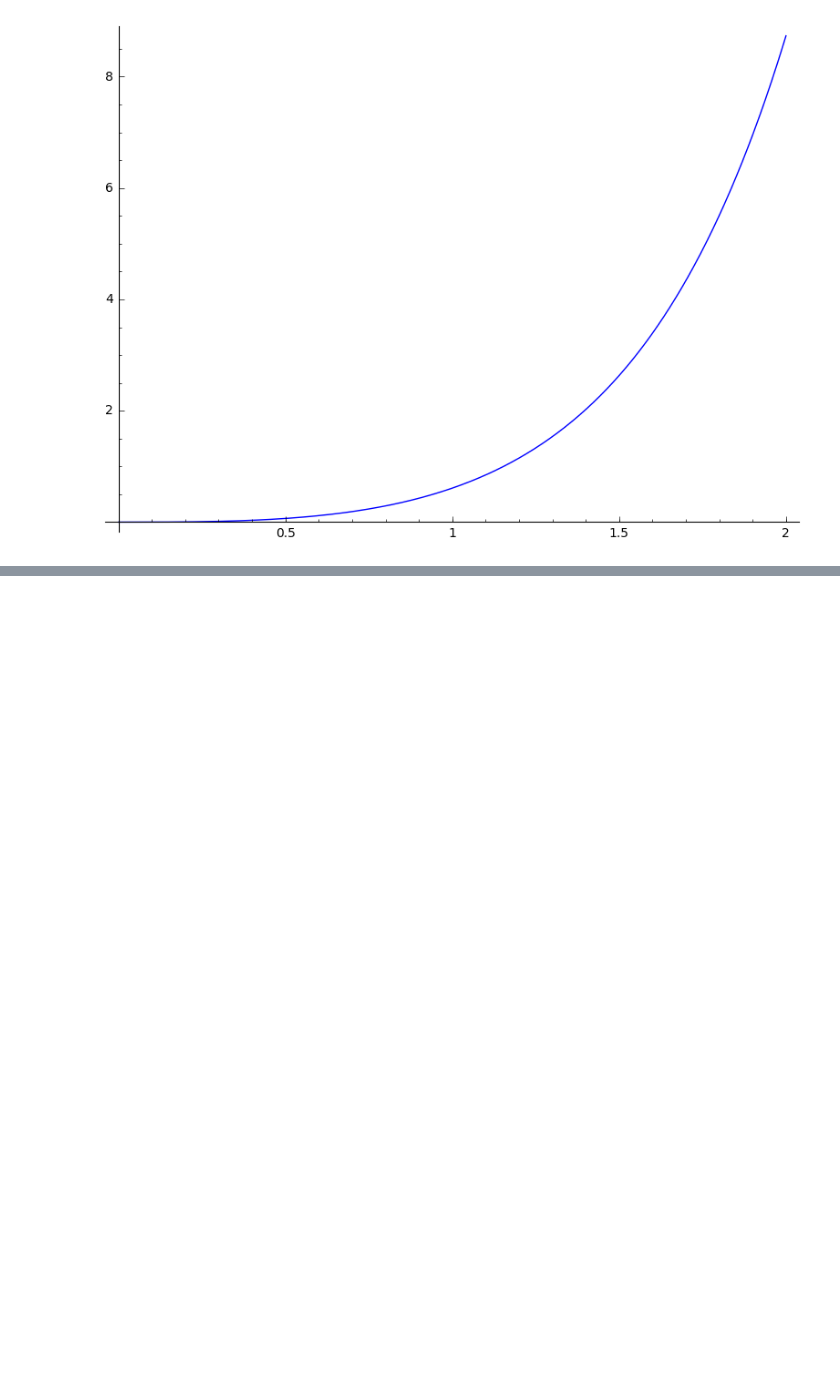
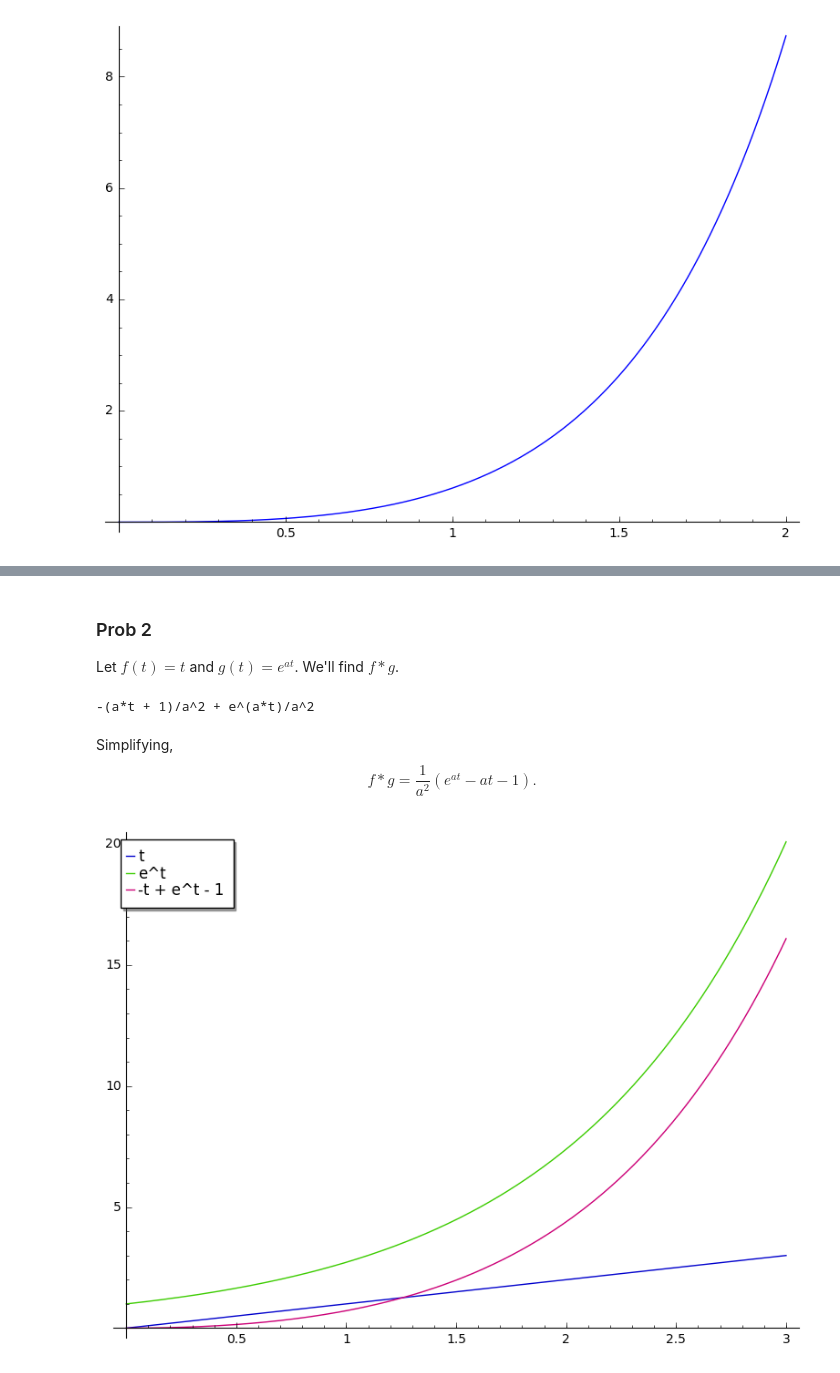
Before and after one commit to coltongrainger/fy18eo, a Jupyter notebook: odes/laplace-transforms.ipynb, the cells around one changed output, grey strips where cells are left out. Cells and saved outputs as stored; diff of their text form; code cells hidden in the pictures; blank space fills up the shorter version.

```diff
--- a/odes/laplace-transforms.ipynb
+++ b/odes/laplace-transforms.ipynb
@@ -523,0 +550,19 @@ t |--> -3/16*(4*t*e^(2*t) - e^(4*t) + 1)*e^(-2*t)
+# %% [markdown]
+### Prob 2
+
+Let $f(t) = t$ and $g(t) = e^{at}$. We'll find $f * g$.
+# %%
+var("a tau")
+convol(t) = integrate(tau*e^(a*(t-tau)), tau, 0, t)
+show(convol(t))
+# %% [output]
+-(a*t + 1)/a^2 + e^(a*t)/a^2
+# %% [markdown]
+Simplifying,
+$$
+f * g = \frac1{a^2}\left(e^{at} - at - 1\right).
+$$
+# %%
+plot([t, e^t, e^t - t - 1], (t, 0, 3), legend_label = 'automatic')
+# %% [output]
+[figure, added]
```
Also changed, not shown: parts of 29 cells of this notebook, 1 other file.
